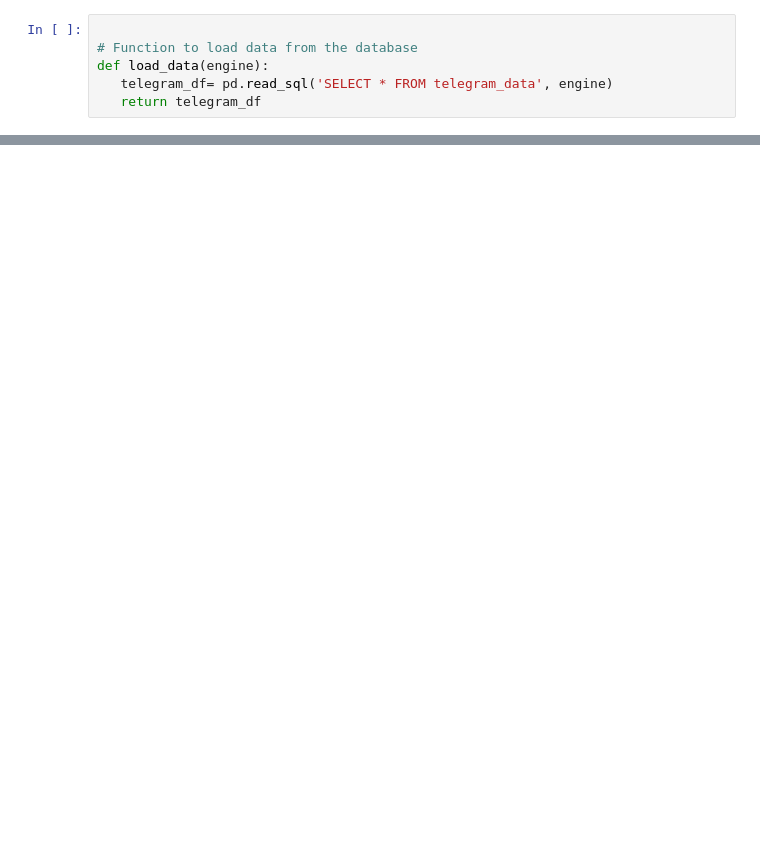
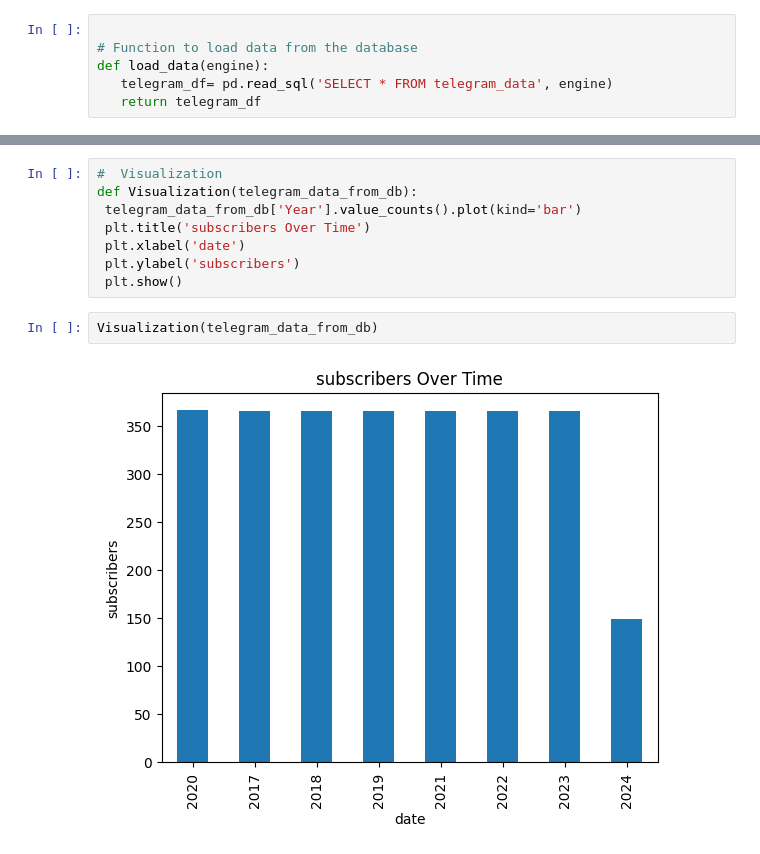
Before and after one commit to abigiyaayele/tech-savvy-bank, a Jupyter notebook: notebooks/telegram.ipynb, the cells around one changed output, grey strips where cells are left out. Cells and saved outputs as stored; diff of their text form; blank space fills up the shorter version.

```diff
--- a/notebooks/telegram.ipynb
+++ b/notebooks/telegram.ipynb
@@ -43,0 +187,12 @@ print(telegram_data_from_db.head())
+# %%
+#  Visualization
+def Visualization(telegram_data_from_db):
+ telegram_data_from_db['Year'].value_counts().plot(kind='bar')
+ plt.title('subscribers Over Time')
+ plt.xlabel('date')
+ plt.ylabel('subscribers')
+ plt.show()
+# %%
+Visualization(telegram_data_from_db)
+# %% [output]
+[figure, added]
```
Also changed, not shown: parts of 19 cells of this notebook.
